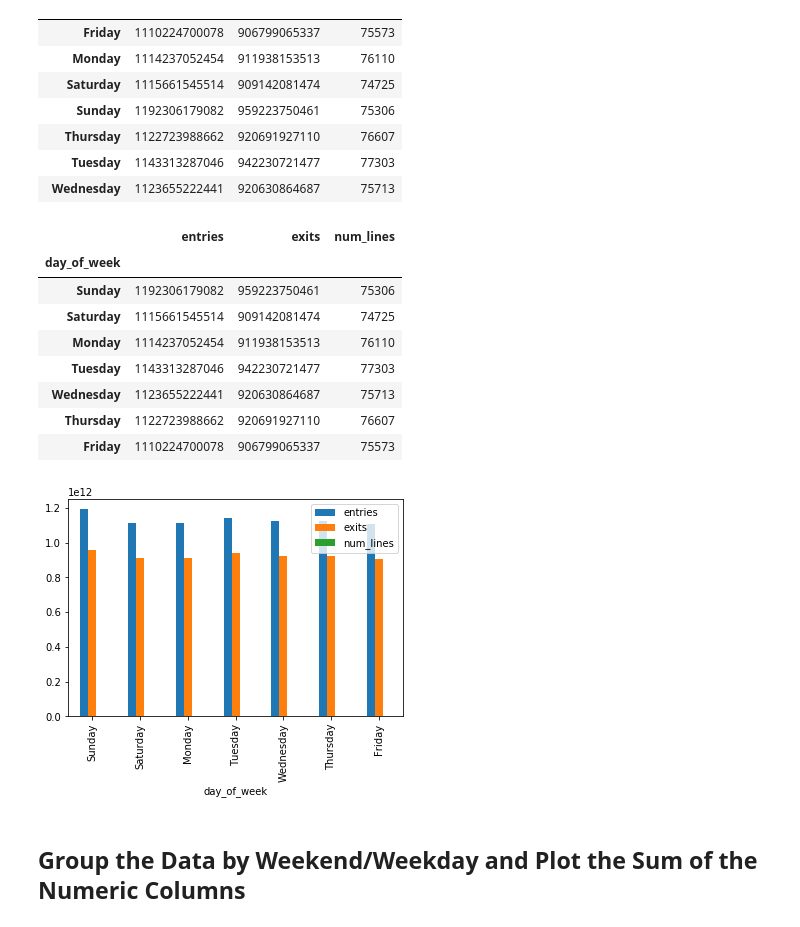
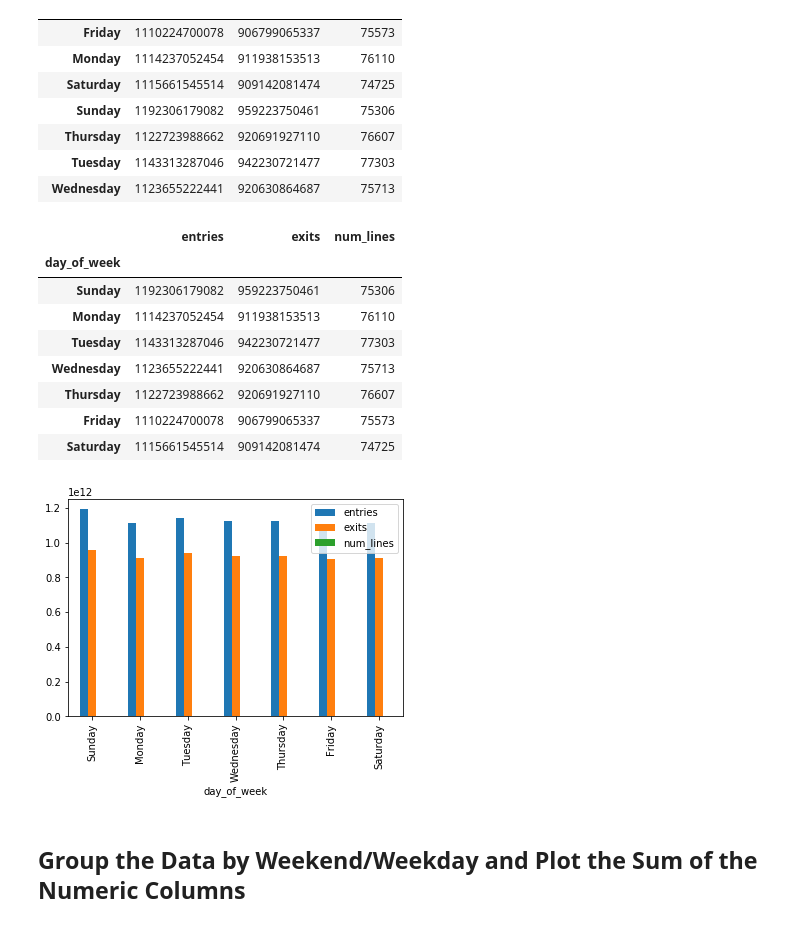
Before and after one commit to sacontreras/dsc-pandas-series-and-dataframes-lab-online-ds-sp-000, a Jupyter notebook: index.ipynb, the cells around one changed output. Drawn from its saved outputs; the diff is of its cells as text; code cells hidden in the pictures.

```diff
--- a/index.ipynb
+++ b/index.ipynb
@@ -144,30 +144,30 @@ sum_of_grouped
 # %%
 # but I don't like the ordering of the day_of_week, above, so let's fix that!
 
-dict_day_offset = {'Sunday':0, 'Saturday':1, 'Monday':2, 'Tuesday':3, 'Wednesday':4, 'Thursday':5, 'Friday':6}
+dict_day_offset = {'Sunday':0, 'Monday':1, 'Tuesday':2, 'Wednesday':3, 'Thursday':4, 'Friday':5, 'Saturday':6}
 
 sum_of_grouped.reset_index(inplace=True)
 sum_of_grouped['day_offset'] = sum_of_grouped.day_of_week.map(dict_day_offset)
 sum_of_grouped.sort_values(by='day_offset', inplace=True)
 sum_of_grouped.set_index('day_of_week', inplace=True)
 sum_of_grouped.drop(['day_offset'], axis=1, inplace=True)
 sum_of_grouped
 # %% [output]
 |  | entries | exits | num_lines |
 | day_of_week |  |  |  |
 | Sunday | 1192306179082 | 959223750461 | 75306 |
-| Saturday | 1115661545514 | 909142081474 | 74725 |
 | Monday | 1114237052454 | 911938153513 | 76110 |
 | Tuesday | 1143313287046 | 942230721477 | 77303 |
 | Wednesday | 1123655222441 | 920630864687 | 75713 |
 | Thursday | 1122723988662 | 920691927110 | 76607 |
 | Friday | 1110224700078 | 906799065337 | 75573 |
+| Saturday | 1115661545514 | 909142081474 | 74725 |
 # %%
 # now plot
 sum_of_grouped.plot.bar()
 plt.show()
 # %% [output]
-[figure, old version]
+[figure, new version]
 # %% [markdown]
 ## Group the Data by Weekend/Weekday and Plot the Sum of the Numeric Columns
 # %%
```
Also changed, not shown: parts of 1 cell of this notebook.
